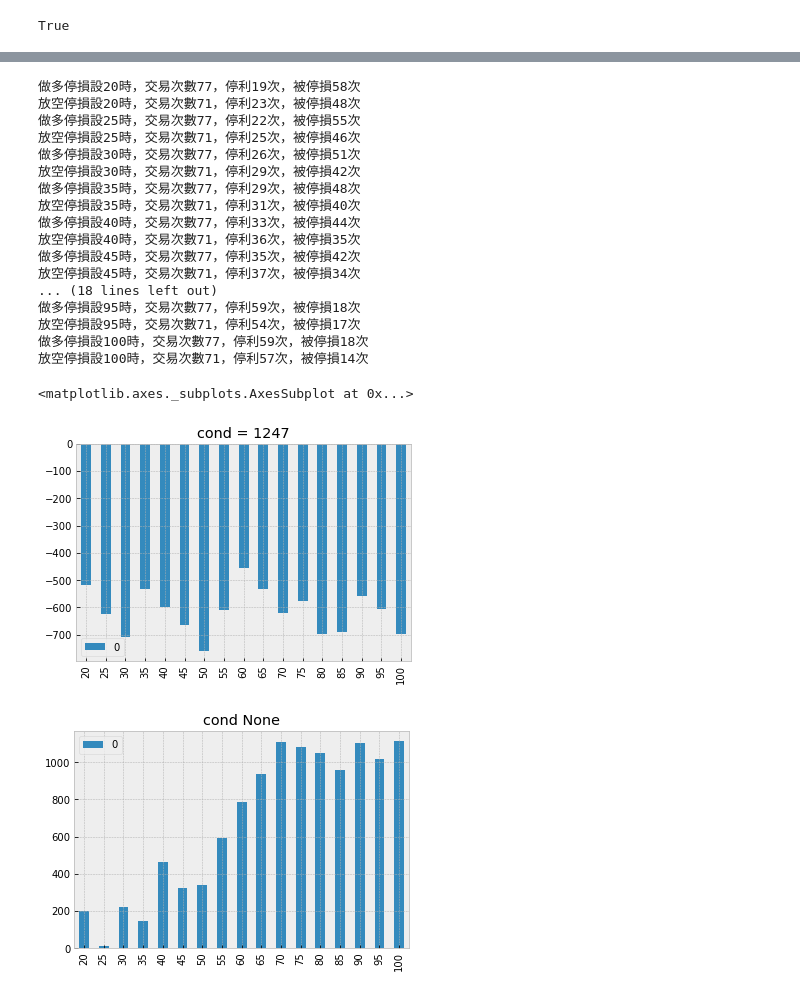
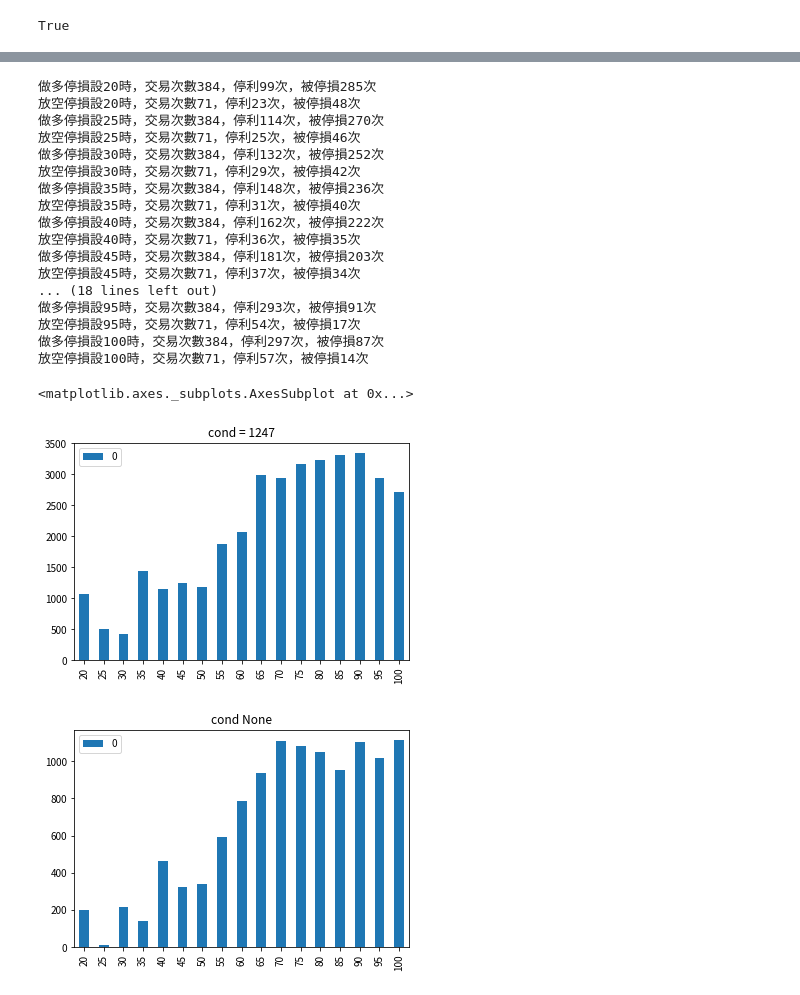
Before and after one commit to MaxChenCMC/Machine_Learning_in_Futures_Trading, a Jupyter notebook: main.ipynb, the cells around one changed output, grey strips where cells are left out. Saved outputs shown, nothing was run; the diff lists cells and outputs as text; code cells hidden in the pictures.

```diff
--- a/main.ipynb
+++ b/main.ipynb
@@ -31,12 +31,22 @@ import seaborn as sns
 # %% [markdown]
 # 檢查資料是否有異常值
 # %%
-df = pd.read_csv(
-    "https://raw.githubusercontent.com/MaxChenCMC/csv_files_for_colab/master/txf_ohlc_backtest.csv",
-    index_col="date",
-    parse_dates=True,
-)[["inst_f buy", "inst_t buy", "inst_txf_net", "inst_txf_oi", "inst_mtx_net", "inst_mtx_oi", "txf_open", "txf_high", "txf_low", "txf_close", "txf_volume"]]
-print(f'資料有{df.shape[0]}個rows、{df.shape[1]}個columns')
+df = pd.read_csv("./raw_data.csv", index_col="date", parse_dates=True,)[
+    [
+        "inst_f buy",
+        "inst_t buy",
+        "inst_txf_net",
+        "inst_txf_oi",
+        "inst_mtx_net",
+        "inst_mtx_oi",
+        "txf_open",
+        "txf_high",
+        "txf_low",
+        "txf_close",
+        "txf_volume",
+    ]
+]
+print(f"資料有{df.shape[0]}個rows、{df.shape[1]}個columns")
 display(df.info())
 df.tail()
 # %% [output]
@@ -350,8 +356,8 @@ for threshold in range(20, 101, 5):
     cond6 = (df['inst_mtx_oi'] > df['inst_mtx_oi'].rolling(5).median()) & (df['inst_mtx_oi'] > 0)
     cond7 = df['above_ma'] > df['above_ma'].rolling(5).mean()
 
-    cond = df[4:-1][cond1[4:-1] & cond2[4:-1]& cond4[4:-1]& cond7[4:-1]
-                    ].index
+    signal = pd.concat([cond1, cond2, cond3, cond4, cond5, cond6, cond7], axis = 1)
+    cond = signal[4:-1][signal[4:-1].sum(axis = 1) >= 3].index
 
     cond_next = [df[df.index > cond[i]].index[0] for i in range(len(cond))]
     df1 = df[df.index.isin(cond_next)]
@@ -363,40 +369,40 @@ for threshold in range(20, 101, 5):
     tp = df1_tp['txf_close'] - df1_tp['txf_open'] - fee
     print(f'做多停損設{threshold}時，交易次數{len(df1)}，停利{len(df1_tp)}次，被停損{len(df1_sl)}次')
     log_long = {threshold : [sum(tp) + sl]}
     bull_tb.update(log_long)
 
     cond = df[~(cond1 | cond2 | cond3 | cond4 | cond5 | cond6 | cond7)].index
     cond_next = [df[df.index > cond[i]].index[0] for i in range(len(cond))]
     df1 = df[df.index.isin(cond_next)]
 
     df1_sl = df1[(df1['txf_open'] + threshold < df1['txf_high'])]
     sl = len(df1_sl) * (-threshold - 4)
     df1_tp = df1[~(df1['txf_open'] + threshold < df1['txf_high'])]
     tp = df1_tp['txf_open'] - df1_tp['txf_close'] - 4
     print(f'放空停損設{threshold}時，交易次數{len(df1)}，停利{len(df1_tp)}次，被停損{len(df1_sl)}次')
     log_short = {threshold : [sum(tp) + sl]}
     bear_tb.update(log_short)
 
 pd.DataFrame(bull_tb.values(), index = bull_tb.keys()).plot(kind = 'bar', title = 'cond = 1247')
 pd.DataFrame(bear_tb.values(), index = bear_tb.keys()).plot(kind = 'bar', title = 'cond None')
 # %% [output]
-做多停損設20時，交易次數77，停利19次，被停損58次
+做多停損設20時，交易次數384，停利99次，被停損285次
 放空停損設20時，交易次數71，停利23次，被停損48次
-做多停損設25時，交易次數77，停利22次，被停損55次
+做多停損設25時，交易次數384，停利114次，被停損270次
 放空停損設25時，交易次數71，停利25次，被停損46次
-做多停損設30時，交易次數77，停利26次，被停損51次
+做多停損設30時，交易次數384，停利132次，被停損252次
 放空停損設30時，交易次數71，停利29次，被停損42次
-做多停損設35時，交易次數77，停利29次，被停損48次
+做多停損設35時，交易次數384，停利148次，被停損236次
 放空停損設35時，交易次數71，停利31次，被停損40次
-做多停損設40時，交易次數77，停利33次，被停損44次
+做多停損設40時，交易次數384，停利162次，被停損222次
 放空停損設40時，交易次數71，停利36次，被停損35次
-做多停損設45時，交易次數77，停利35次，被停損42次
+做多停損設45時，交易次數384，停利181次，被停損203次
 放空停損設45時，交易次數71，停利37次，被停損34次
 ... (18 lines left out)
-做多停損設95時，交易次數77，停利59次，被停損18次
+做多停損設95時，交易次數384，停利293次，被停損91次
 放空停損設95時，交易次數71，停利54次，被停損17次
-做多停損設100時，交易次數77，停利59次，被停損18次
+做多停損設100時，交易次數384，停利297次，被停損87次
 放空停損設100時，交易次數71，停利57次，被停損14次
 <matplotlib.axes._subplots.AxesSubplot at 0x...>
-[figure, old version]
+[figure, new version]
-[figure, old version]
+[figure, new version]
```
Also changed, not shown: parts of 12 cells of this notebook, 2 other files.
